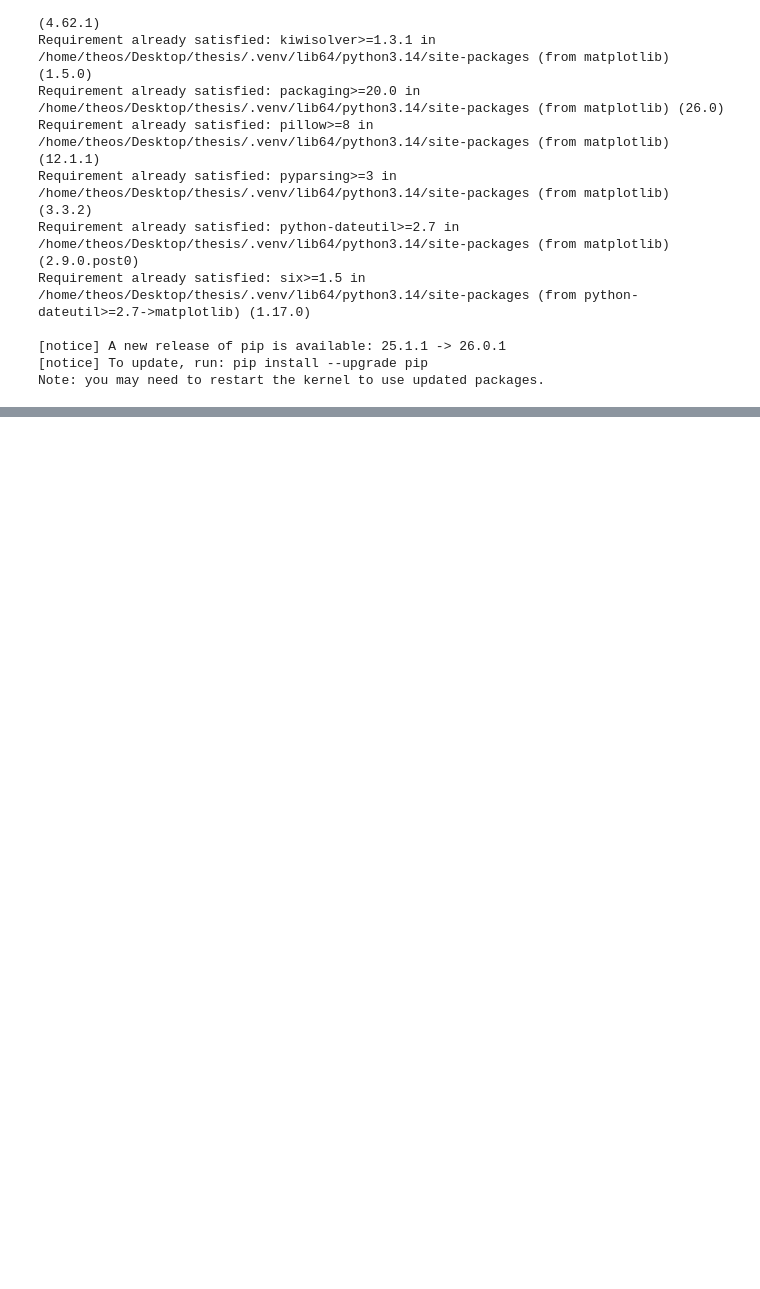
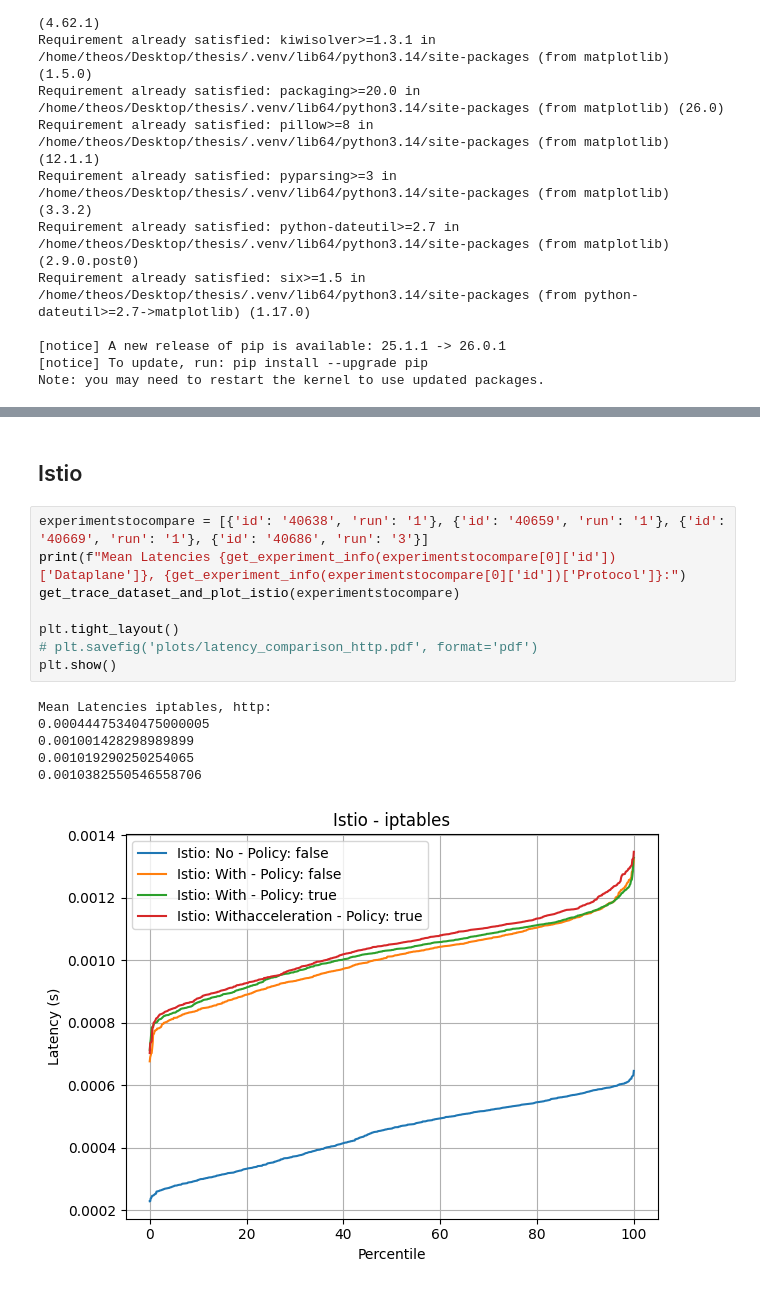
Before and after one commit to EmilZackrisson/thesis, a Jupyter notebook: Analysis/latency.ipynb, the cells around one changed output, grey strips where cells are left out. Drawn from its saved outputs; the diff is of its cells as text; blank space fills up the shorter version.

```diff
--- a/Analysis/latency.ipynb
+++ b/Analysis/latency.ipynb
@@ -131,0 +169,17 @@ plt.show()
+# %% [markdown]
+## Istio
+# %%
+experimentstocompare = [{'id': '40638', 'run': '1'}, {'id': '40659', 'run': '1'}, {'id': '40669', 'run': '1'}, {'id': '40686', 'run': '3'}]
+print(f"Mean Latencies {get_experiment_info(experimentstocompare[0]['id'])['Dataplane']}, {get_experiment_info(experimentstocompare[0]['id'])['Protocol']}:")
+get_trace_dataset_and_plot_istio(experimentstocompare)
+
+plt.tight_layout()
+# plt.savefig('plots/latency_comparison_http.pdf', format='pdf')
+plt.show()
+# %% [output]
+Mean Latencies iptables, http:
+0.00044475340475000005
+0.001001428298989899
+0.001019290250254065
+0.0010382550546558706
+[figure, added]
```
Also changed, not shown: parts of 5 cells of this notebook, 3 other files.
